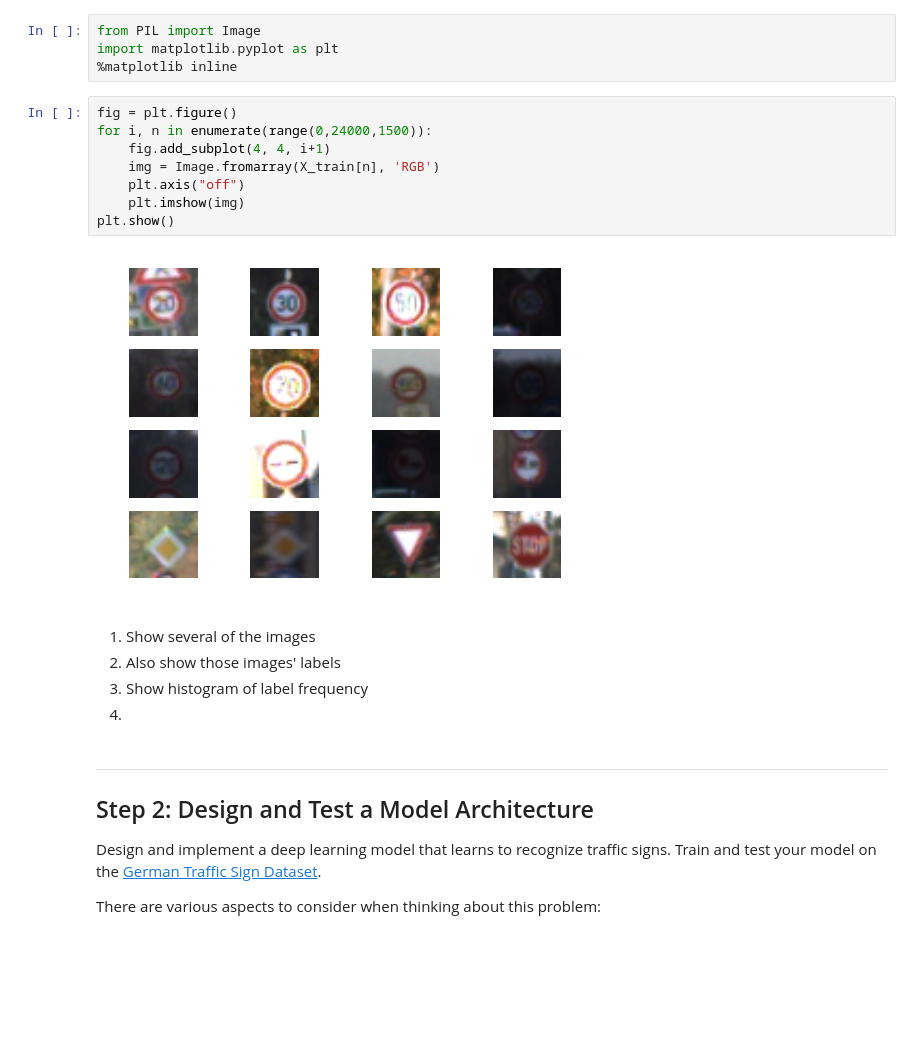
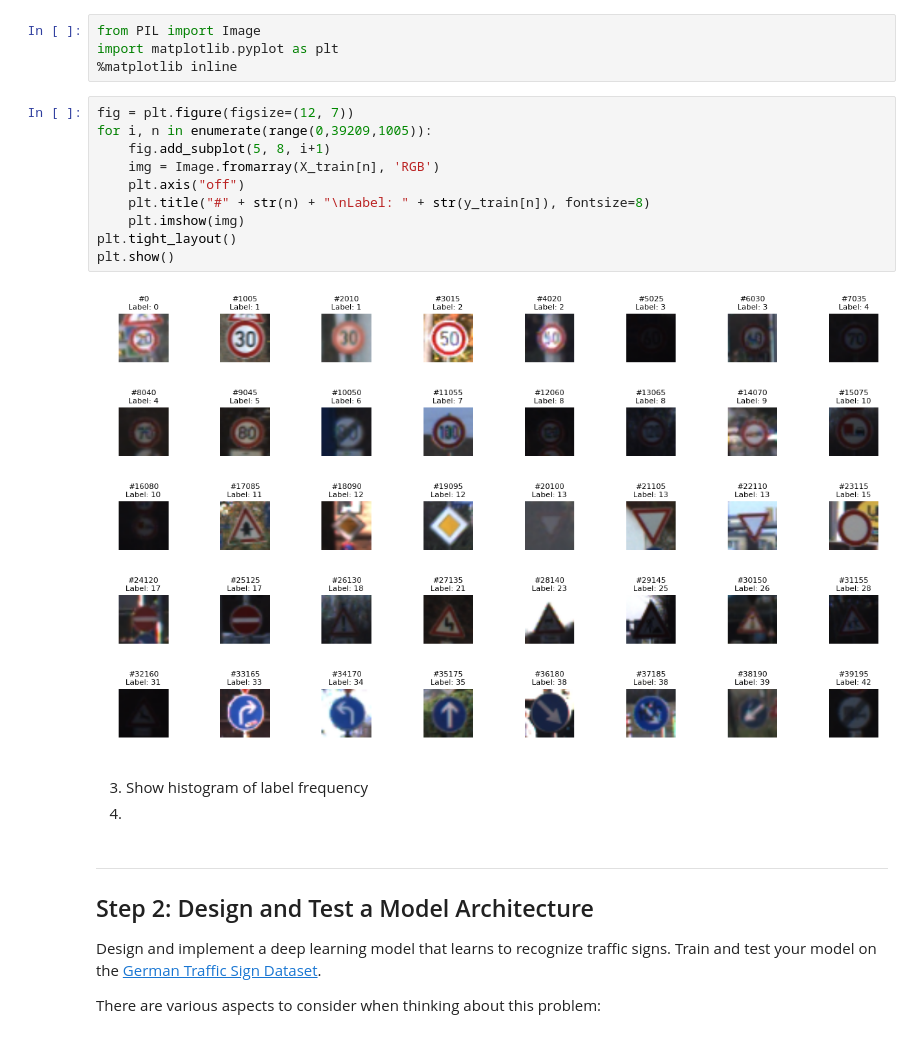
Before and after one commit to mgruben/traffic-signs, a Jupyter notebook: Traffic_Signs_Recognition.ipynb, the cells around one changed output. Saved outputs shown, nothing was run; the diff lists cells and outputs as text; blank space fills up the shorter version.

Commit message:
Display 40 sample images from the training set

```diff
--- a/Traffic_Signs_Recognition.ipynb
+++ b/Traffic_Signs_Recognition.ipynb
@@ -74,18 +74,18 @@ from PIL import Image
 import matplotlib.pyplot as plt
 %matplotlib inline
 # %%
-fig = plt.figure()
-for i, n in enumerate(range(0,24000,1500)):
-    fig.add_subplot(4, 4, i+1)
+fig = plt.figure(figsize=(12, 7))
+for i, n in enumerate(range(0,39209,1005)):
+    fig.add_subplot(5, 8, i+1)
     img = Image.fromarray(X_train[n], 'RGB')
     plt.axis("off")
+    plt.title("#" + str(n) + "\nLabel: " + str(y_train[n]), fontsize=8)
     plt.imshow(img)
+plt.tight_layout()
 plt.show()
 # %% [output]
-[figure, old version]
+[figure, new version]
 # %% [markdown]
-1. Show several of the images
-2. Also show those images' labels
 3. Show histogram of label frequency
 4.
 # %% [markdown]
```
